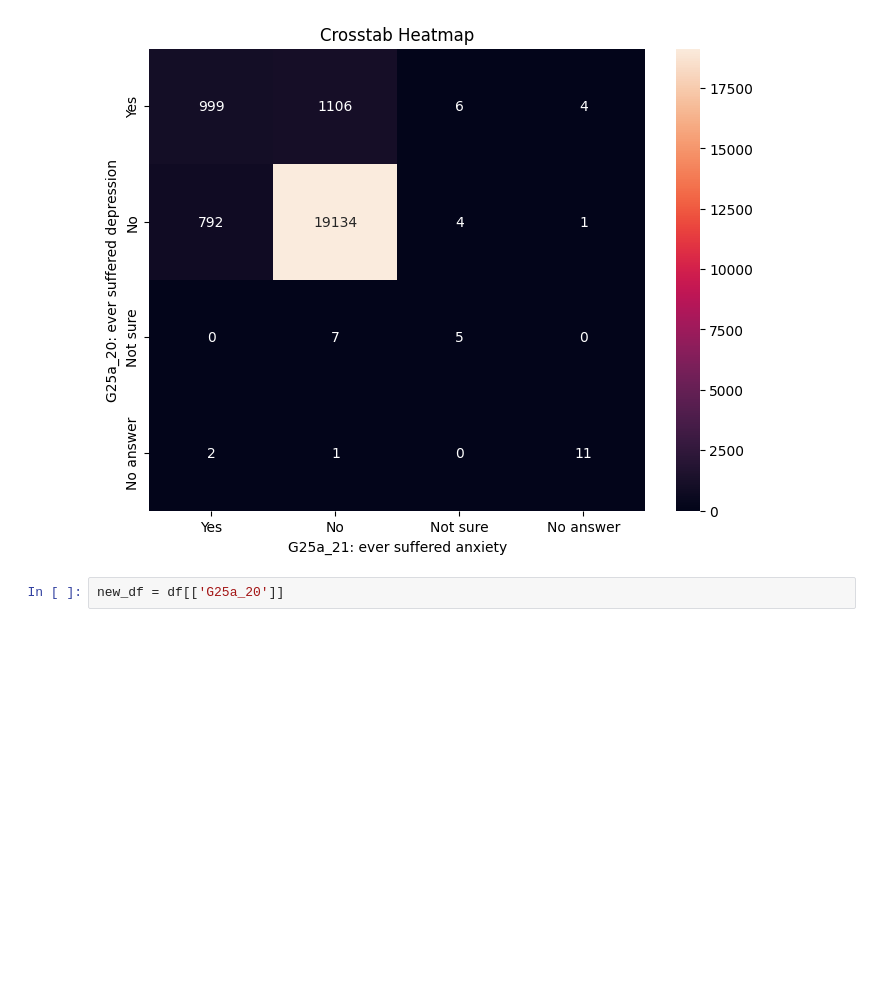
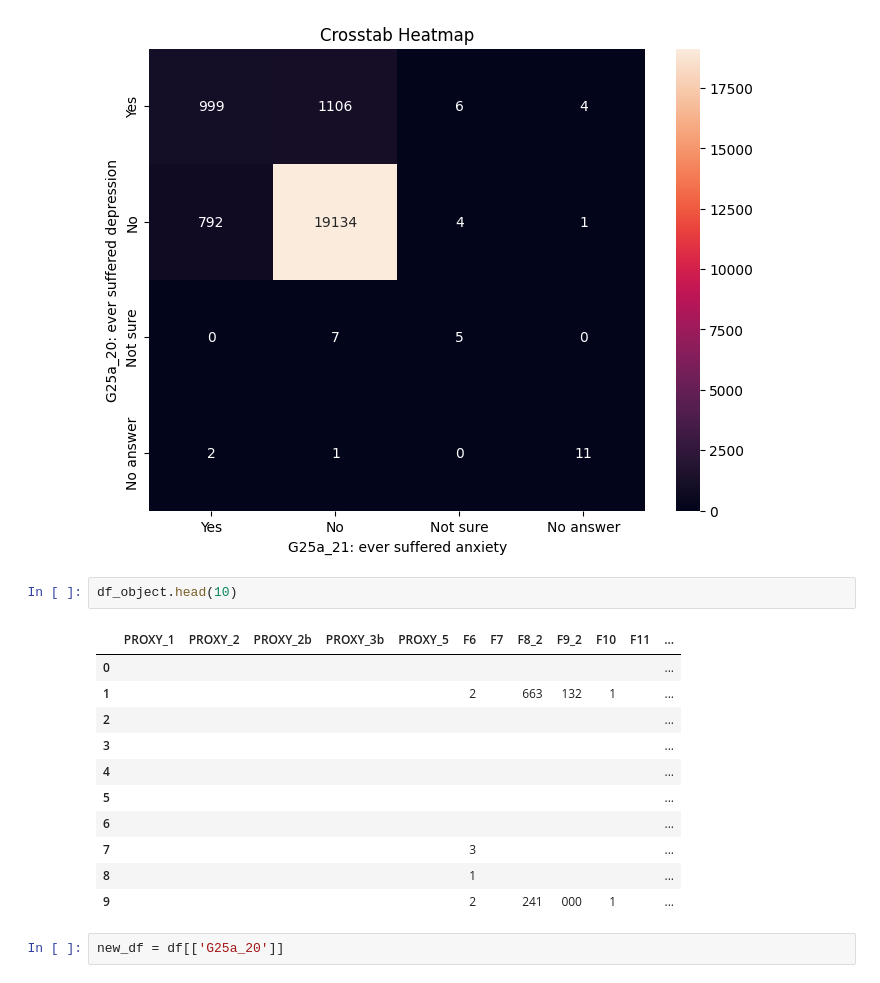
Before and after one commit to linama2593/mental_health_spain, a Jupyter notebook: src/recogida_datos.ipynb, the cells around one changed output. Cells and saved outputs as stored; diff of their text form; blank space fills up the shorter version.

```diff
--- a/src/recogida_datos.ipynb
+++ b/src/recogida_datos.ipynb
@@ -118,6 +146,20 @@ plt.title('Crosstab Heatmap')
 plt.show()
 # %% [output]
 [figure]
+# %%
+df_object.head(10)
+# %% [output]
+|  | PROXY_1 | PROXY_2 | PROXY_2b | PROXY_3b | PROXY_5 | F6 | F7 | F8_2 | F9_2 | F10 | F11 | ... |
+| 0 |  |  |  |  |  |  |  |  |  |  |  | ... |
+| 1 |  |  |  |  |  | 2 |  | 663 | 132 | 1 |  | ... |
+| 2 |  |  |  |  |  |  |  |  |  |  |  | ... |
+| 3 |  |  |  |  |  |  |  |  |  |  |  | ... |
+| 4 |  |  |  |  |  |  |  |  |  |  |  | ... |
+| 5 |  |  |  |  |  |  |  |  |  |  |  | ... |
+| 6 |  |  |  |  |  |  |  |  |  |  |  | ... |
+| 7 |  |  |  |  |  | 3 |  |  |  |  |  | ... |
+| 8 |  |  |  |  |  | 1 |  |  |  |  |  | ... |
+| 9 |  |  |  |  |  | 2 |  | 241 | 000 | 1 |  | ... |
 # %%
 new_df = df[['G25a_20']]
 # %% [markdown]
```
Also changed, not shown: parts of 7 cells of this notebook.
